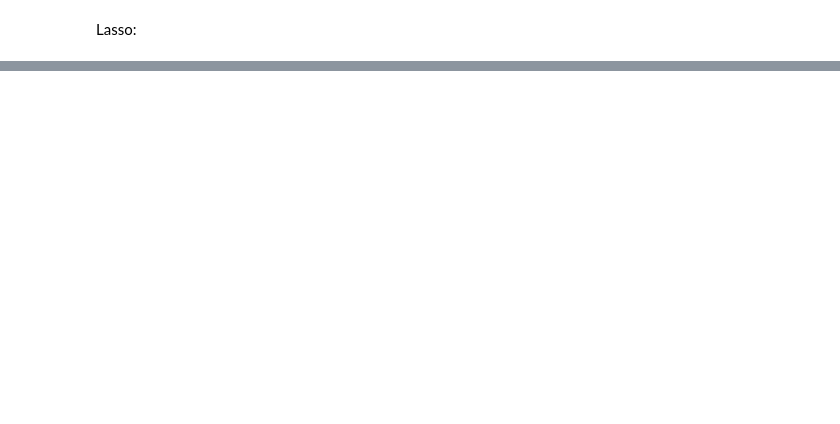
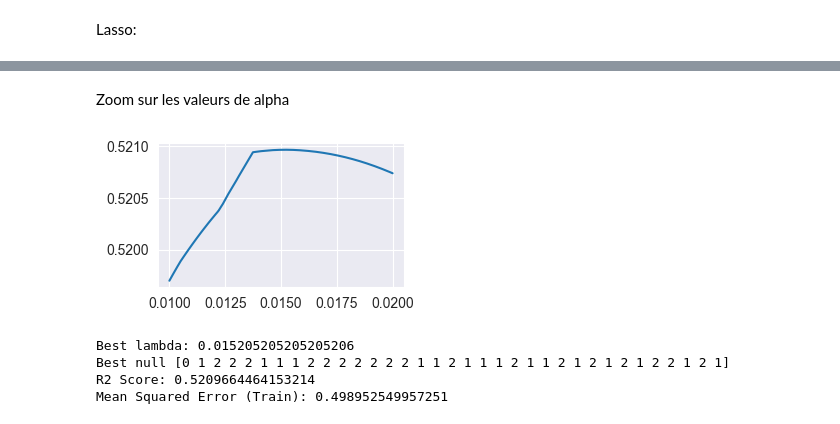
Before and after one commit to LichioAK/Projet_ML-L3, a Jupyter notebook: Project.ipynb, the cells around one changed output, grey strips where cells are left out. Saved outputs shown, nothing was run; the diff lists cells and outputs as text; code cells hidden in the pictures; blank space fills up the shorter version.

```diff
--- a/Project.ipynb
+++ b/Project.ipynb
@@ -205,0 +212,33 @@ print("Mean Squared Error (Train):", mean_squared_error(y_train, las.predict(X_t
+# %% [markdown]
+Zoom sur les valeurs de alpha
+# %%
+result_lasso = []
+lst = np.linspace(0.01, 0.02,1000).tolist()
+for alf in tqdm(lst):
+    las = Lasso(alf, max_iter=40000).fit(X_train, y_train)
+    r2 = r2_score(y_test, las.predict(X_test))
+    result_lasso.append({'lambda':alf, 'r2':r2,'nbnull':sum(las.coef_ ==0)})
+df = DataFrame(result_lasso)
+
+plt.figure(figsize = (6,2))
+plt.subplot(1,2,1)
+plt.plot(df['lambda'], df['r2'], label = 'r2')
+plt.tight_layout()
+plt.show()
+
+best_lambda = df.loc[df['r2'].idxmax()]['lambda']
+best_null = df.loc[df['r2'].idxmax()]['nbnull']
+print("Best lambda:", best_lambda)
+print("Best null", best_null)
+las = Lasso(best_lambda).fit(X_train, y_train)
+r = []
+for i in range(len(To_save)):
+    r.append(las.predict([New_data_X.iloc[i, :]])[0])
+print("R2 Score:", r2_score(y_test, las.predict(X_test)))
+print("Mean Squared Error (Train):", mean_squared_error(y_train, las.predict(X_train)))
+# %% [output]
+[figure, added]
+Best lambda: 0.015205205205205206
+Best null [0 1 2 2 2 1 1 1 2 2 2 2 2 2 2 1 1 2 1 1 1 2 1 1 2 1 2 1 2 1 2 2 1 2 1]
+R2 Score: 0.5209664464153214
+Mean Squared Error (Train): 0.498952549957251
```
Also changed, not shown: parts of 6 cells of this notebook.
